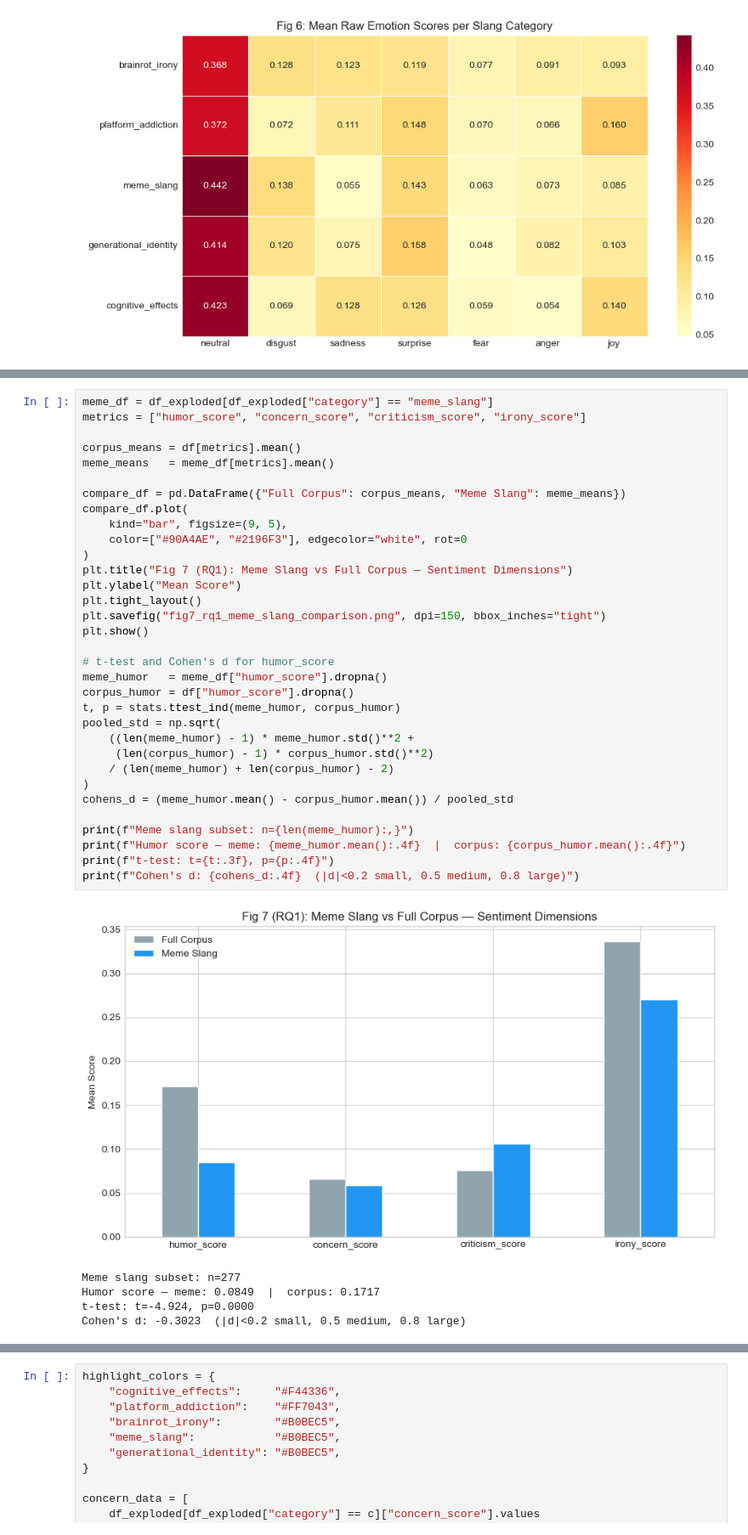
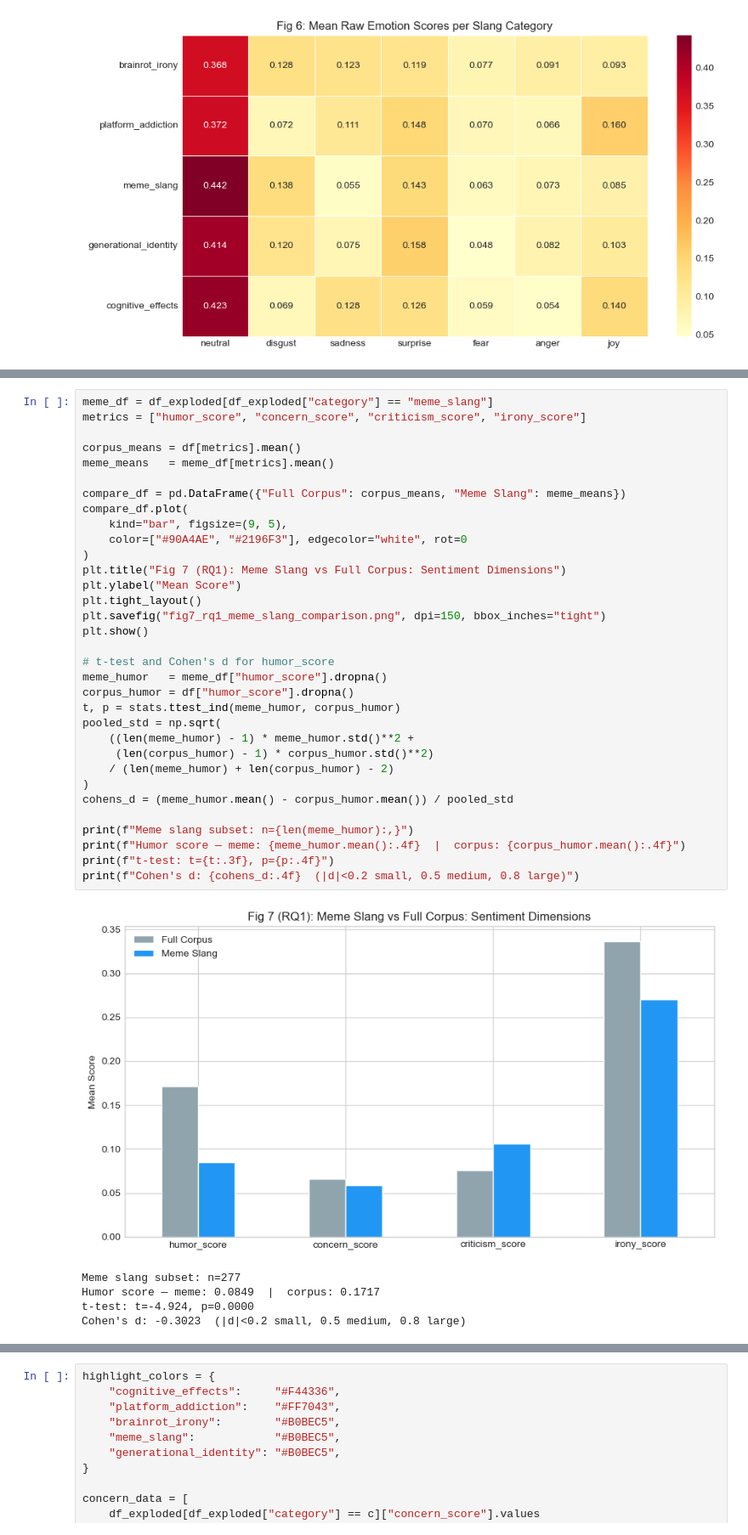
Before and after one commit to Kunjal-R/SMNA_A2, a Jupyter notebook: sentiment_analysis.ipynb, the cells around one changed output, grey strips where cells are left out. Shown at 85% size. Drawn from its saved outputs; the diff is of its cells as text.

```diff
--- a/sentiment_analysis.ipynb
+++ b/sentiment_analysis.ipynb
@@ -498,35 +385,35 @@ metrics = ["humor_score", "concern_score", "criticism_score", "irony_score"]
 
 corpus_means = df[metrics].mean()
 meme_means   = meme_df[metrics].mean()
 
 compare_df = pd.DataFrame({"Full Corpus": corpus_means, "Meme Slang": meme_means})
 compare_df.plot(
     kind="bar", figsize=(9, 5),
     color=["#90A4AE", "#2196F3"], edgecolor="white", rot=0
 )
-plt.title("Fig 7 (RQ1): Meme Slang vs Full Corpus — Sentiment Dimensions")
+plt.title("Fig 7 (RQ1): Meme Slang vs Full Corpus: Sentiment Dimensions")
 plt.ylabel("Mean Score")
 plt.tight_layout()
 plt.savefig("fig7_rq1_meme_slang_comparison.png", dpi=150, bbox_inches="tight")
 plt.show()
 
 # t-test and Cohen's d for humor_score
 meme_humor   = meme_df["humor_score"].dropna()
 corpus_humor = df["humor_score"].dropna()
 t, p = stats.ttest_ind(meme_humor, corpus_humor)
 pooled_std = np.sqrt(
     ((len(meme_humor) - 1) * meme_humor.std()**2 +
      (len(corpus_humor) - 1) * corpus_humor.std()**2)
     / (len(meme_humor) + len(corpus_humor) - 2)
 )
 cohens_d = (meme_humor.mean() - corpus_humor.mean()) / pooled_std
 
 print(f"Meme slang subset: n={len(meme_humor):,}")
 print(f"Humor score — meme: {meme_humor.mean():.4f}  |  corpus: {corpus_humor.mean():.4f}")
 print(f"t-test: t={t:.3f}, p={p:.4f}")
 print(f"Cohen's d: {cohens_d:.4f}  (|d|<0.2 small, 0.5 medium, 0.8 large)")
 # %% [output]
-[figure, old version]
+[figure, new version]
 Meme slang subset: n=277
 Humor score — meme: 0.0849  |  corpus: 0.1717
 t-test: t=-4.924, p=0.0000
```
Also changed, not shown: parts of 23 cells of this notebook, 18 other files.
